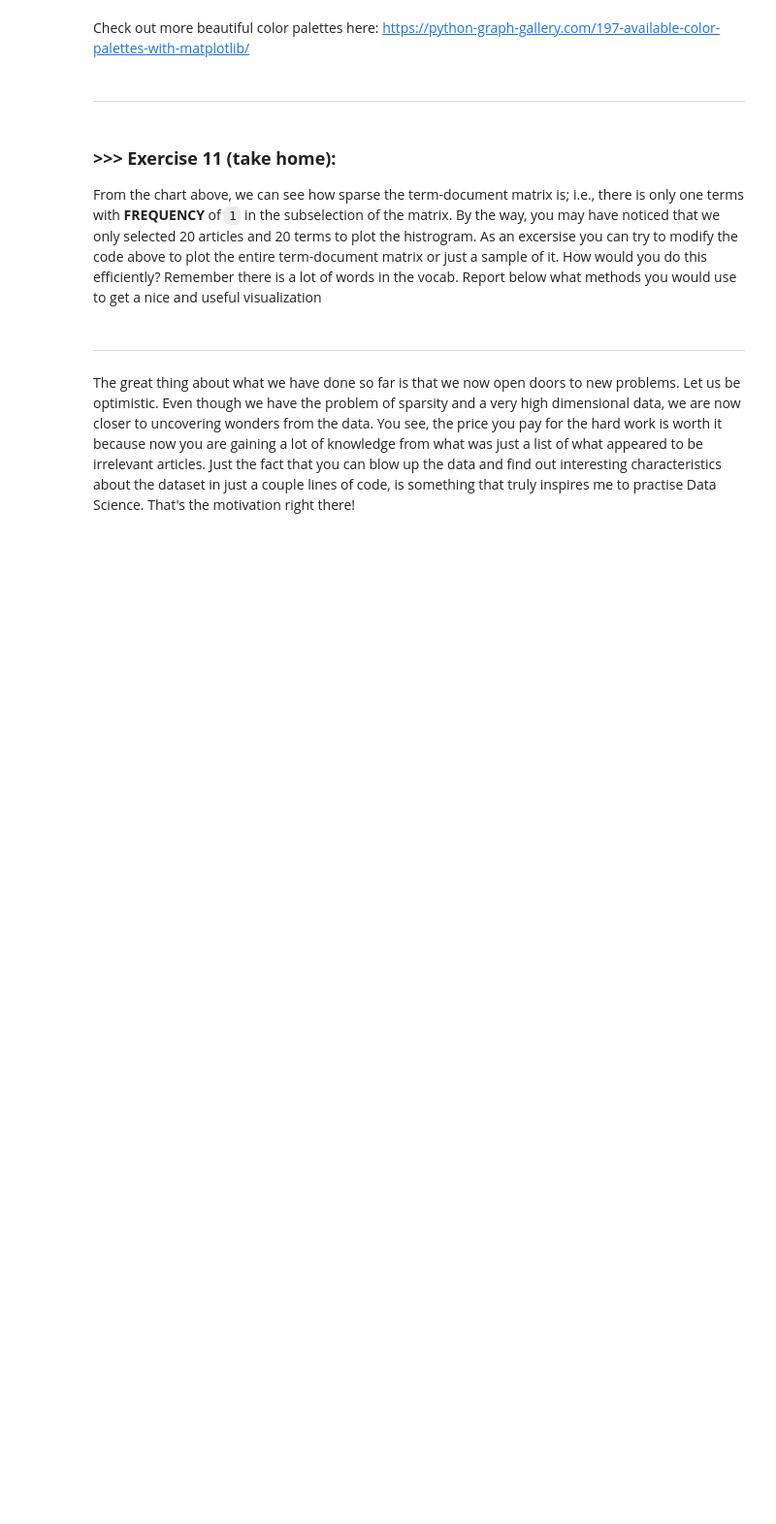
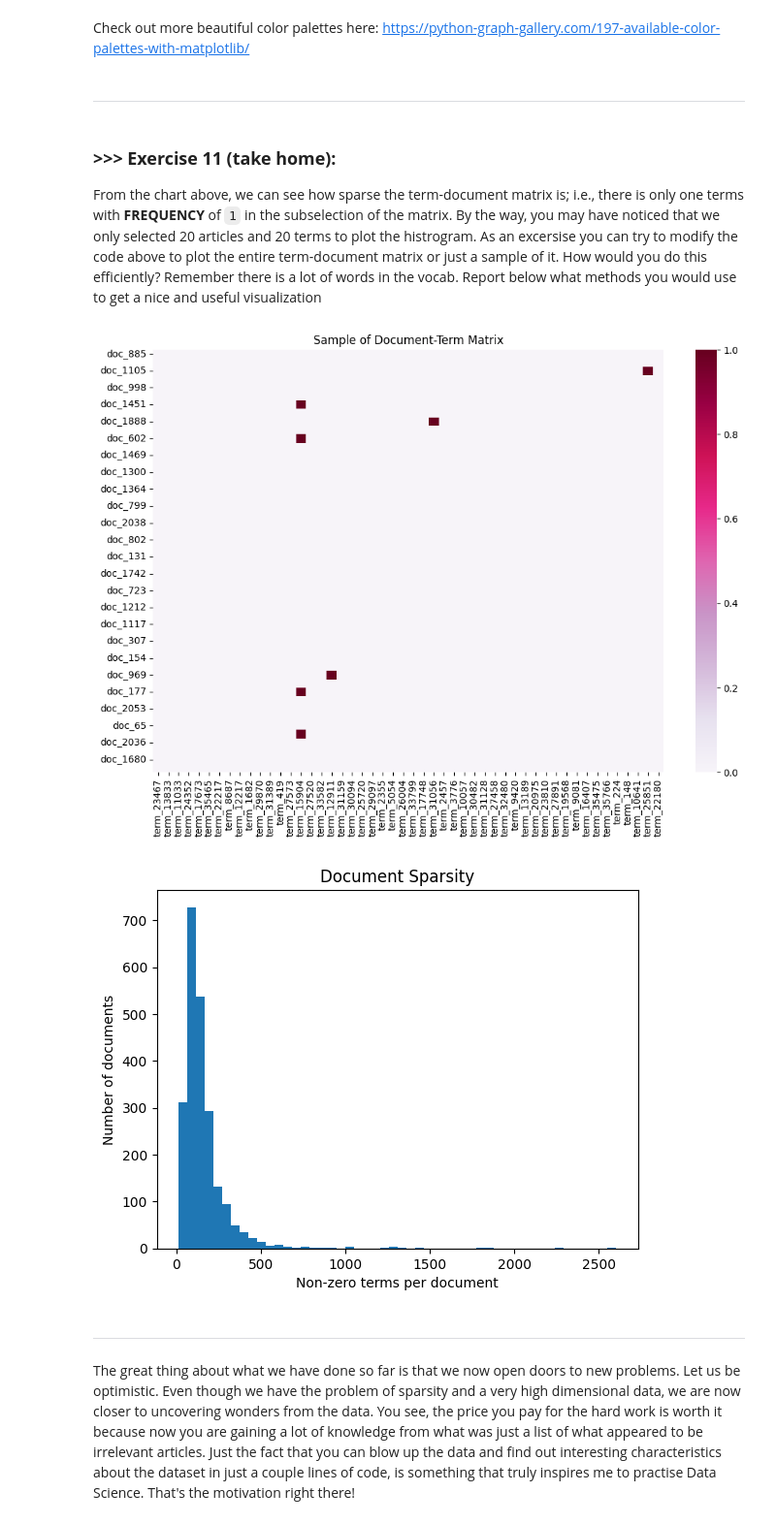
Before and after one commit to DorothySchesly/DM2025-Lab1-Exercise, a Jupyter notebook: DM2025-Lab1-Master.ipynb, the cells around one changed output. Shown at 97% size. Cells and saved outputs as stored; diff of their text form; code cells hidden in the pictures; blank space fills up the shorter version.

```diff
--- a/DM2025-Lab1-Master.ipynb
+++ b/DM2025-Lab1-Master.ipynb
@@ -1249,3 +1245,36 @@ From the chart above, we can see how sparse the term-document matrix is; i.e., t
+# %%
+# Answer here
+import numpy as np
+
+# Randomly sample 50 documents and 50 terms
+doc_indices = np.random.choice(X_counts.shape[0], size=50, replace=False)
+term_indices = np.random.choice(X_counts.shape[1], size=50, replace=False)
+
+subset_matrix = X_counts[doc_indices, :][:, term_indices].toarray()
+
+subset_docs = [f"doc_{i}" for i in doc_indices]
+subset_terms = [f"term_{i}" for i in term_indices]
+
+df_subset = pd.DataFrame(subset_matrix, columns=subset_terms, index=subset_docs)
+import seaborn as sns
+import matplotlib.pyplot as plt
+
+plt.figure(figsize=(12, 8))
+sns.heatmap(df_subset, cmap="PuRd", vmin=0, vmax=1, annot=False)
+plt.title("Sample of Document-Term Matrix")
+plt.show()
+term_frequencies = np.array(X_counts.sum(axis=0)).flatten()
+top_terms_idx = term_frequencies.argsort()[::-1][:50]  # top 50 terms
+subset_matrix = X_counts[:, top_terms_idx].toarray()
+sparsity_per_doc = (X_counts != 0).sum(axis=1)
+plt.hist(sparsity_per_doc.A1, bins=50)
+plt.xlabel("Non-zero terms per document")
+plt.ylabel("Number of documents")
+plt.title("Document Sparsity")
+plt.show()
+# %% [output]
+[figure, added]
+[figure, added]
 # %% [markdown]
 ---
 # %% [markdown]
```
Also changed, not shown: parts of 22 cells of this notebook.
